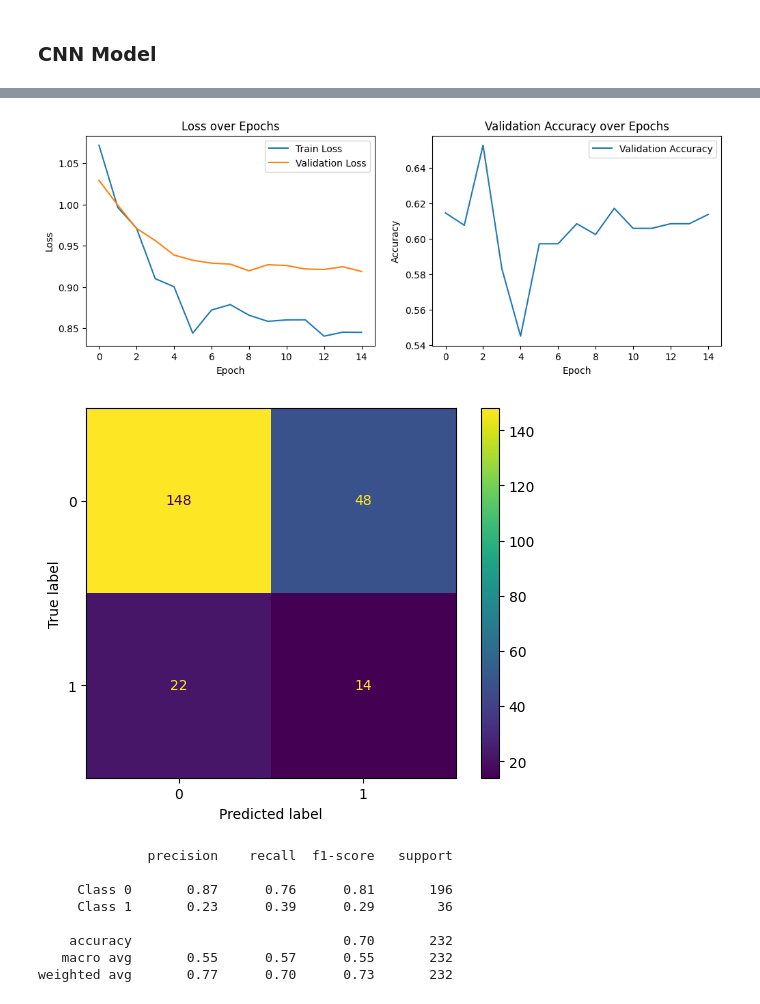
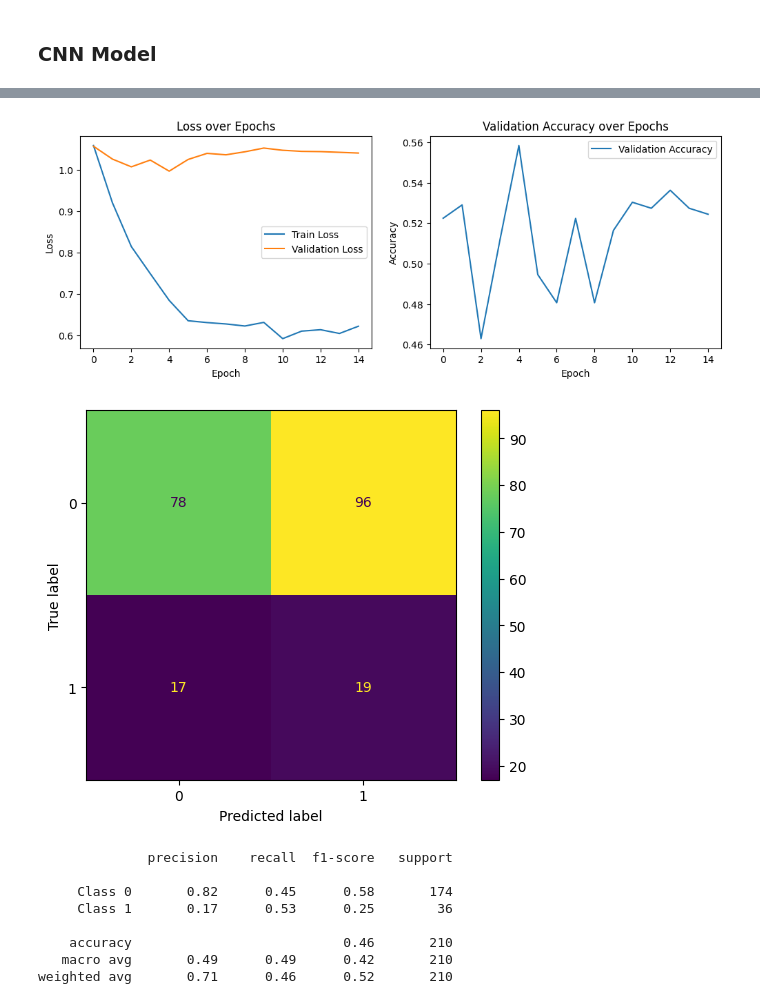
Before and after one commit to ArtKrutsko/B2AI-Project3, a Jupyter notebook: notebooks/SES/SES_prediction_Rainbow_vocal_fold_paralysis.ipynb, the cells around one changed output, grey strips where cells are left out. Drawn from its saved outputs; the diff is of its cells as text; code cells hidden in the pictures.

```diff
--- a/notebooks/SES/SES_Vowel_vocal_fold_paralysis_prediction.ipynb
+++ b/notebooks/SES/SES_prediction_Rainbow_vocal_fold_paralysis.ipynb
@@ -286,9 +286,9 @@ class MelfilterBankDatasetWithMultisampling(torch.utils.data.Dataset):
 # val_df = pd.concat([X_val, y_val], axis=1)
 # test_df = pd.concat([X_test, y_test], axis=1)
 
-train_dataset = MelfilterBankDatasetWithMultisampling(train, 170)
-val_dataset = MelfilterBankDatasetWithMultisampling(val, 170)
-test_dataset = MelfilterBankDatasetWithMultisampling(test, 170)
+train_dataset = MelfilterBankDatasetWithMultisampling(train, 500)
+val_dataset = MelfilterBankDatasetWithMultisampling(val, 500)
+test_dataset = MelfilterBankDatasetWithMultisampling(test, 500)
 
 print("Train dataset counts: ")
 print(train_dataset.data[["SES", target_diagnosis]].value_counts().sort_index())
@@ -298,9 +298,9 @@ print("\nTest dataset counts: ")
 print(test_dataset.data[["SES", target_diagnosis]].value_counts().sort_index())
 
 print("Perform data check:")
-check_loc_1 = train_dataset.data[~train_dataset.data['location'].str.endswith('_Prolonged-vowel_rec-Prolonged-vowel')].empty
-check_loc_2 = val_dataset.data[~val_dataset.data['location'].str.endswith('_Prolonged-vowel_rec-Prolonged-vowel')].empty
-check_loc_3 = test_dataset.data[~test_dataset.data['location'].str.endswith('_Prolonged-vowel_rec-Prolonged-vowel')].empty
+check_loc_1 = train_dataset.data[~train_dataset.data['location'].str.endswith('Rainbow-Passage')].empty
+check_loc_2 = val_dataset.data[~val_dataset.data['location'].str.endswith('Rainbow-Passage')].empty
+check_loc_3 = test_dataset.data[~test_dataset.data['location'].str.endswith('Rainbow-Passage')].empty
 if ~check_loc_1 and ~check_loc_2 and ~check_loc_3:
     print("\tAll locations are not NaN")
 else:
@@ -462,8 +462,8 @@ tensor(3.3796)
 class CNN_1D(nn.Module):
     def __init__(self):
         super(CNN_1D, self).__init__()
-        self.conv1 = nn.Conv1d(20, 24, kernel_size=9, stride=3, padding=2)
-        self.bn1 = nn.BatchNorm1d(24)
+        self.conv1 = nn.Conv1d(20, 32, kernel_size=9, stride=3, padding=2)
+        self.bn1 = nn.BatchNorm1d(32)
         self.mp = nn.MaxPool1d(kernel_size=2, stride=2)
         self.dropout = nn.Dropout(0.5)
 
@@ -482,12 +482,12 @@ class CNN_1D(nn.Module):
         return x
 
     def _calculate_fc_input_size(self):
-        x = torch.randn(1, 20, 170)
+        x = torch.randn(1, 20, 500)
         x = self.mp(self.bn1(torch.nn.functional.relu(self.conv1(x))))
         return x.view(x.size(0), -1).size(1)
 # %%
 cnn = CNN_1D()
-_ = summary(cnn, (20, 170))
+_ = summary(cnn, (20, 500))
 # %% [output]
 ----------------------------------------------------------------
         Layer (type)               Output Shape         Param #
@@ -588,6 +588,6 @@ for epoch in range(num_epochs):
     val_losses.append(val_loss)
     if val_acc > best_val_acc:
         best_val_acc = val_acc
-        torch.save(cnn.state_dict(), 'mymodel.pth')
+        torch.save(cnn.state_dict(), '../../models/Rainbow_vocal_fold_paralysis_1d_cnn_model.pt')
     print(f'Epoch {epoch+1}/{num_epochs}, Train Loss: {train_loss:.4f}, Val Loss: {val_loss:.4f}, Val Acc: {val_acc:.4f}')
 # %% [output]
@@ -627,44 +627,44 @@ weighted avg       0.77      0.71      0.73       232
 # %%
 plt.figure(figsize=(12, 4))
 plt.subplot(1, 2, 1)
 plt.plot(train_losses, label='Train Loss')
 plt.plot(val_losses, label='Validation Loss')
 plt.xlabel('Epoch')
 plt.ylabel('Loss')
 plt.legend()
 plt.title('Loss over Epochs')
 
 # Plotting validation accuracy
 plt.subplot(1, 2, 2)
 plt.plot(val_accuracies, label='Validation Accuracy')
 plt.xlabel('Epoch')
 plt.ylabel('Accuracy')
 plt.legend()
 plt.title('Validation Accuracy over Epochs')
 plt.show()
 
+# Confusion matrix
 cnn2 = CNN_1D()
-# Confusion matrix
-cnn2.load_state_dict(torch.load('mymodel.pth'))
+cnn2.load_state_dict(torch.load('../../models/Rainbow_vocal_fold_paralysis_1d_cnn_model.pt'))
 _, _, predictions, ground_truths = eval(cnn2, test_dataloader, criterion)
 
 cm = confusion_matrix(ground_truths, predictions)
 disp = ConfusionMatrixDisplay(confusion_matrix=cm)
 disp.plot()
 plt.show()
 report = classification_report(ground_truths, predictions, target_names=['Class 0', 'Class 1'])
 print(report)
 # %% [output]
-[figure, old version]
+[figure, new version]
-[figure, old version]
+[figure, new version]
               precision    recall  f1-score   support
 
-     Class 0       0.87      0.76      0.81       196
-     Class 1       0.23      0.39      0.29        36
+     Class 0       0.82      0.45      0.58       174
+     Class 1       0.17      0.53      0.25        36
 
-    accuracy                           0.70       232
-   macro avg       0.55      0.57      0.55       232
-weighted avg       0.77      0.70      0.73       232
+    accuracy                           0.46       210
+   macro avg       0.49      0.49      0.42       210
+weighted avg       0.71      0.46      0.52       210
 # %%
 def analyze_test_predictions(model, test_dataloader):
     model.eval()
```
Also changed, not shown: parts of 12 cells of this notebook, 7 other files.
